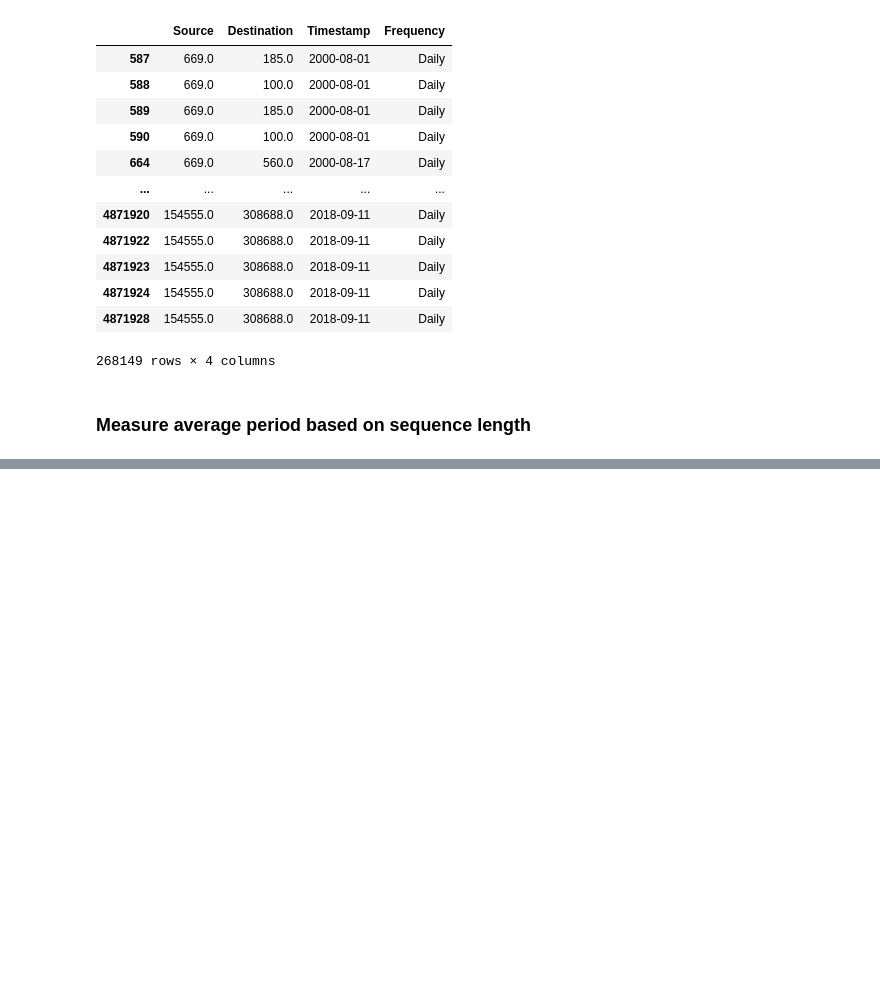
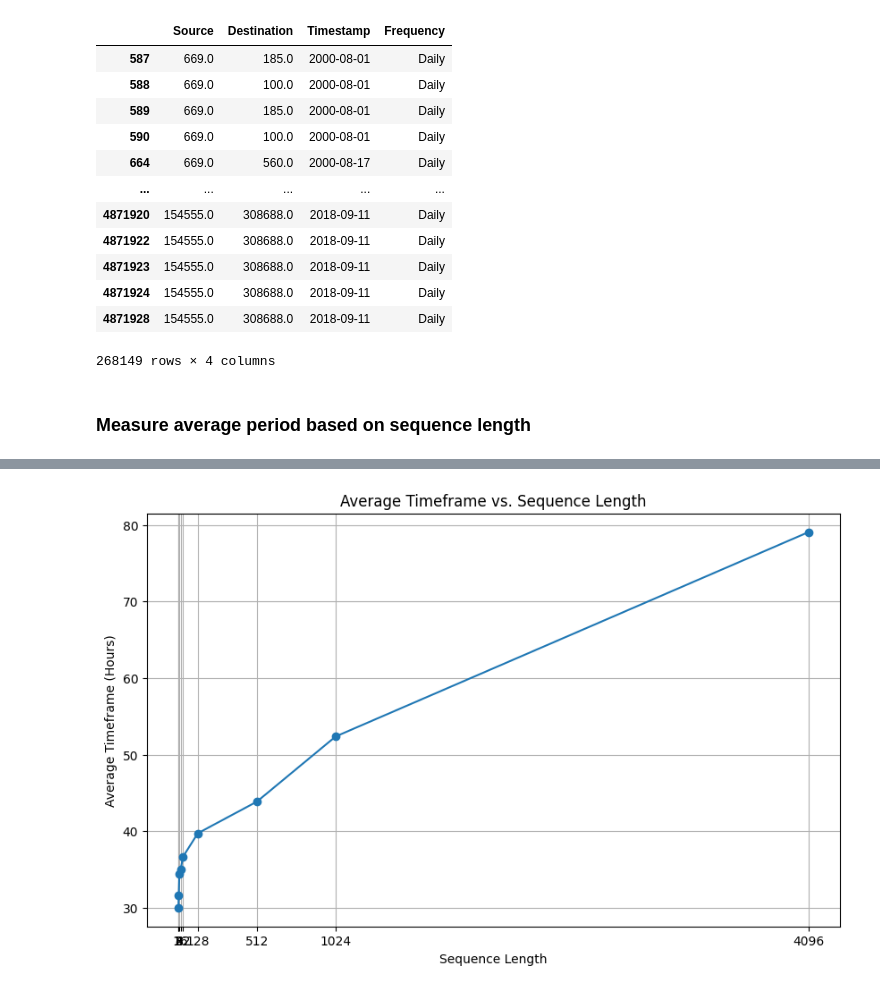
Before and after one commit to rickconci/TGL_recurrent, a Jupyter notebook: TGBL_Review_Dataset_Recurrency_Metric.ipynb, the cells around one changed output, grey strips where cells are left out. Cells and saved outputs as stored; diff of their text form; code cells hidden in the pictures; blank space fills up the shorter version.

```diff
--- a/TGBL_Review_Dataset_Recurrency_Metric.ipynb
+++ b/TGBL_Review_Dataset_Recurrency_Metric.ipynb
@@ -176,4 +189,4 @@ def compute_timeframe(dataset, seq_length):
 # %%
-seq_lengths = [8, 16, 32, 128, 512, 1024, 4096]
+seq_lengths = [2, 4, 8, 16, 32, 128, 512, 1024, 4096]
 # %%
 for seq_length in seq_lengths:
@@ -183,0 +205,28 @@ KeyboardInterrupt:
+# %%
+import matplotlib.pyplot as plt
+
+
+timeframes = [
+    1 * 24 + 6,
+    1 * 24 + 7 + 33 / 60,
+    1 * 24 + 10 + 23 / 60,
+    1 * 24 + 10 + 56 / 60,
+    1 * 24 + 12 + 39 / 60,
+    1 * 24 + 15 + 43 / 60,
+    1 * 24 + 19 + 51 / 60,
+    2 * 24 + 4 + 22 / 60,
+    3 * 24 + 7 + 4 / 60
+]
+
+total_hours = [timeframe for timeframe in timeframes]
+
+plt.figure(figsize=(10, 6))
+plt.plot(seq_lengths, total_hours, marker='o')
+plt.title('Average Timeframe vs. Sequence Length')
+plt.xlabel('Sequence Length')
+plt.ylabel('Average Timeframe (Hours)')
+plt.xticks(seq_lengths, seq_lengths)
+plt.grid(True)
+plt.show()
+# %% [output]
+[figure, added]
```
Also changed, not shown: parts of 3 cells of this notebook, 1 other file.
